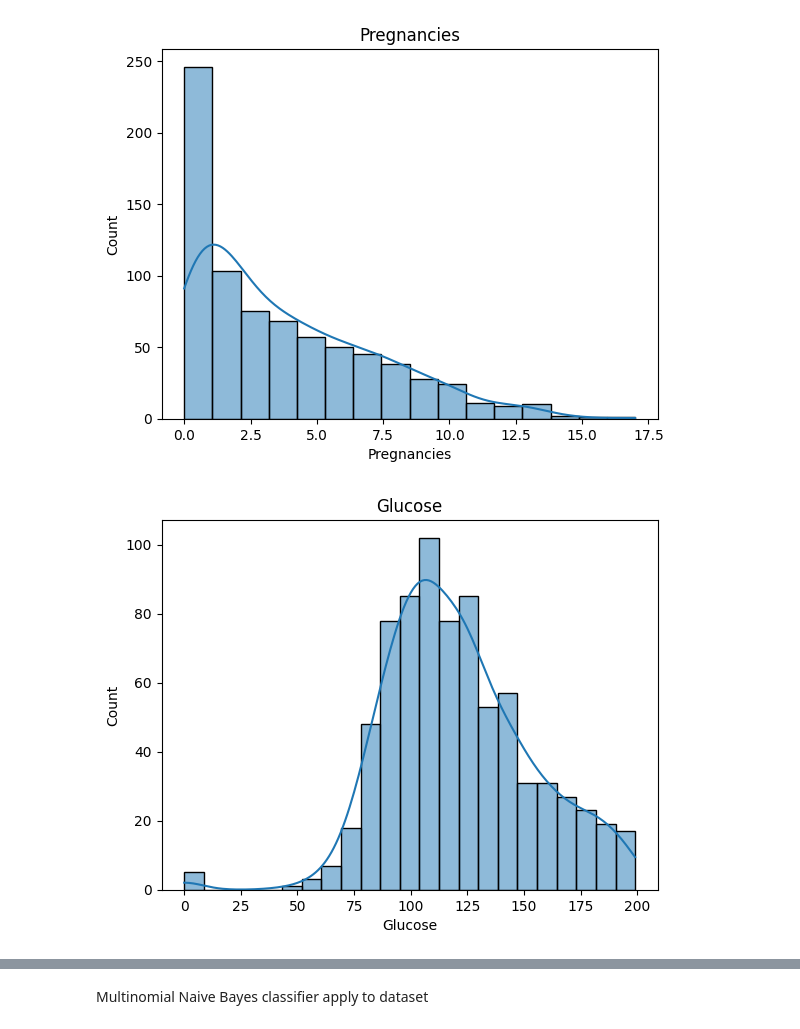
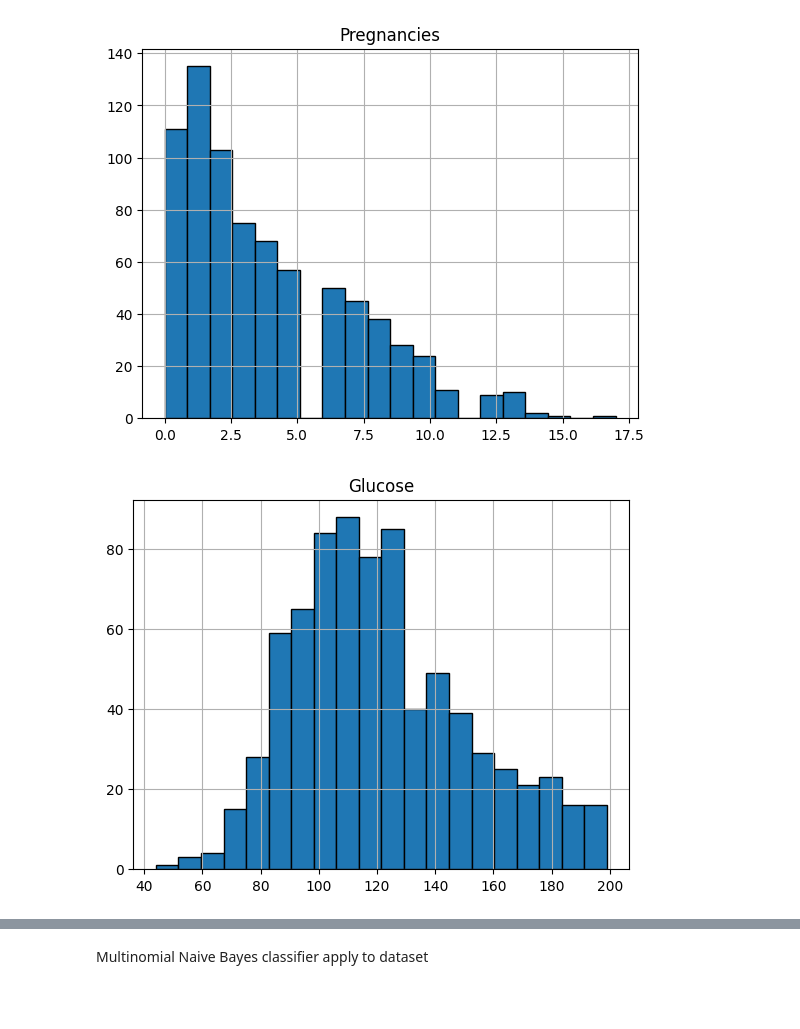
Before and after one commit to abdulmukit98/ml, a Jupyter notebook: project/code.ipynb, the cells around one changed output, grey strips where cells are left out. Drawn from its saved outputs; the diff is of its cells as text; code cells hidden in the pictures; blank space fills up the shorter version.

```diff
--- a/project/code.ipynb
+++ b/project/code.ipynb
@@ -13,0 +16,15 @@ diabetes.head()
+# %%
+median_bmi = diabetes['BMI'].median()
+diabetes['BMI'] = diabetes['BMI'].replace(to_replace=0, value=median_bmi)
+
+median_bloodPressure = diabetes['BloodPressure'].median()
+diabetes['BloodPressure'] = diabetes['BloodPressure'].replace(to_replace=0, value=median_bloodPressure)
+
+median_glucose = diabetes['Glucose'].median()
+diabetes['Glucose'] = diabetes['Glucose'].replace(to_replace=0, value=median_glucose)
+
+median_skinThickness = diabetes['SkinThickness'].median()
+diabetes['SkinThickness'] = diabetes['SkinThickness'].replace(to_replace=0, value=median_skinThickness)
+
+median_Insulin = diabetes['Insulin'].median()
+diabetes['Insulin'] = diabetes['Insulin'].replace(to_replace=0, value=median_Insulin)
@@ -14,12 +42,13 @@ diabetes.head()
 # %%
 import seaborn as sns
 import matplotlib.pyplot as plt
 
 
 for i, column in enumerate(diabetes.columns):
-    sns.histplot(diabetes[column],   kde=True)
+    # sns.histplot(diabetes[column],   kde=True)
+    diabetes[column].hist(bins=20,edgecolor='black')
     plt.title(column)
     plt.show()
 # %% [output]
-[figure, old version]
+[figure, new version]
-[figure, old version]
+[figure, new version]
```
Also changed, not shown: parts of 5 cells of this notebook.
